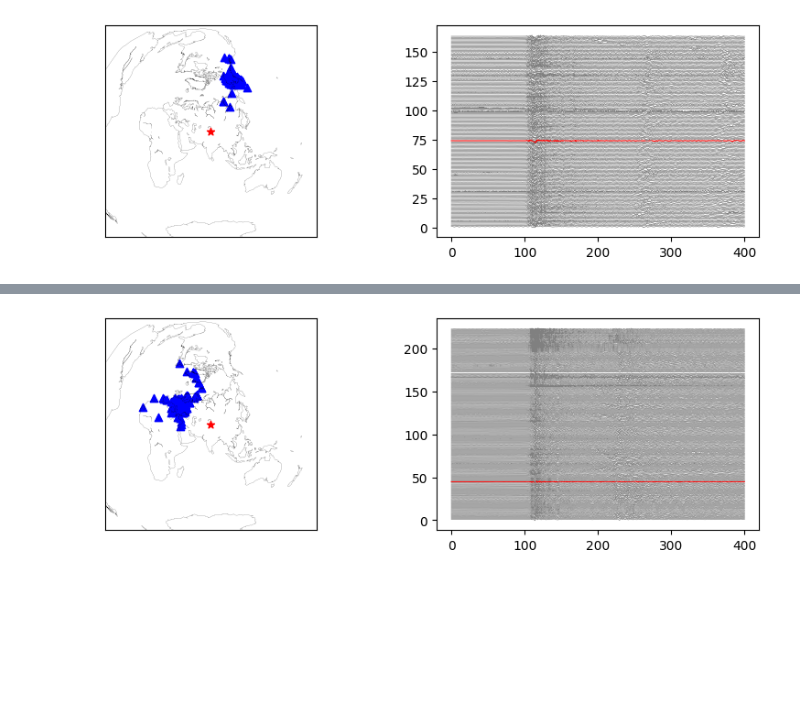
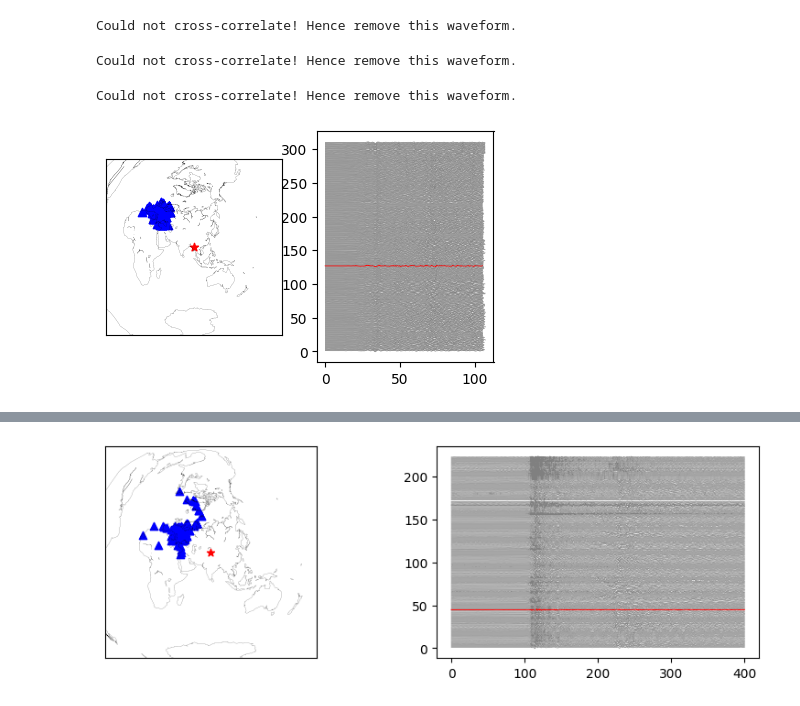
Before and after one commit to ajay6763/earthquake_bp_obspy, a Jupyter notebook: Array_selection.ipynb, the cells around one changed output, grey strips where cells are left out. Drawn from its saved outputs; the diff is of its cells as text; code cells hidden in the pictures; blank space fills up the shorter version.

Commit message:
March dev

```diff
--- a/Array_selection.ipynb
+++ b/Array_selection.ipynb
@@ -28,6 +28,8 @@ snr_window=10
 extra_label='_10_sps'
 
 file='input_default.csv'
+file='input_Myanmar_March_2025_USA.csv'
+
 input = pd.read_csv('./'+file,header=None)
 a=input.to_dict('series')
 keys = a[0][:]
@@ -278,3 +285,5 @@ def array_selection_plot(stream,event_lat,event_long,az_min,az_max,dist_min,dist
     ## plot traces
     plt.show()
     #fig.savefig(outdir+'/'+outname)
+# %%
+stream_test=stream_work.copy()
@@ -281,11 +315,17 @@ def array_selection_plot(stream,event_lat,event_long,az_min,az_max,dist_min,dist
 # %%
-az_min=0
-az_max=40
-dist_min=30
-dist_max=90
-array_selection_plot(stream_for_bp,event_lat,event_long,az_min,az_max,dist_min,dist_max)
+az_min=-180 #118
+az_max=-20 #160
+dist_min=45 #45
+dist_max=90 #80
+array_selection_plot(stream_test,event_lat,event_long,az_min,az_max,dist_min,dist_max,
+                    bp_l=0.1,bp_h=2,max_lag=20,time_before=20,time_after=20,
+                     corr_thres=0.6,t_plot_start=5,
+                     t_plot_end=100,SNR=4)
 # %% [output]
+Could not cross-correlate! Hence remove this waveform.
+Could not cross-correlate! Hence remove this waveform.
+Could not cross-correlate! Hence remove this waveform.
-[figure, old version]
+[figure, new version]
 # %%
 az_min=40
 az_max=90
```
Also changed, not shown: parts of 8 cells of this notebook, 10 other files.
